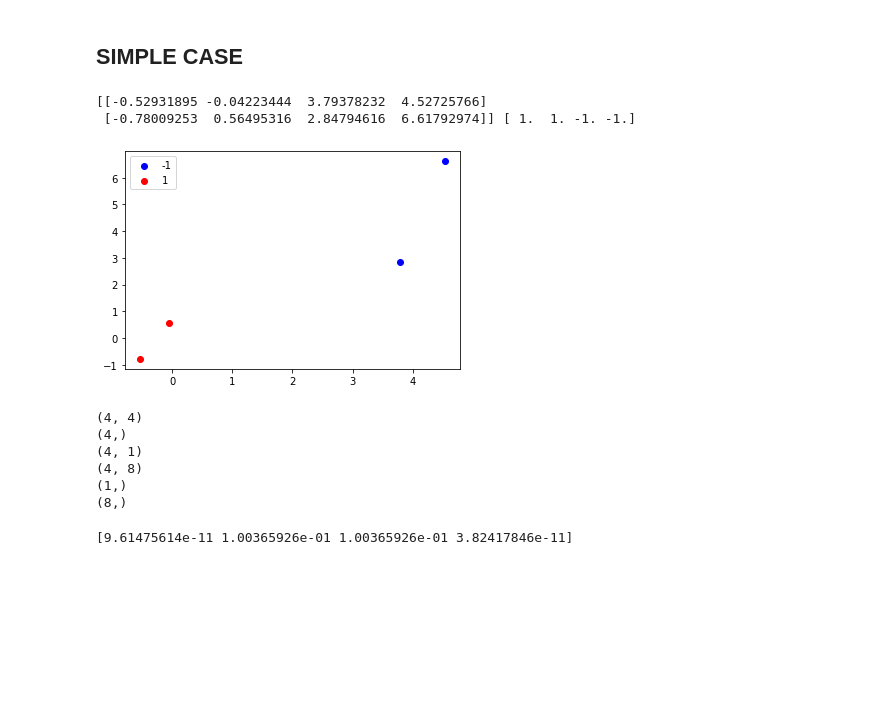
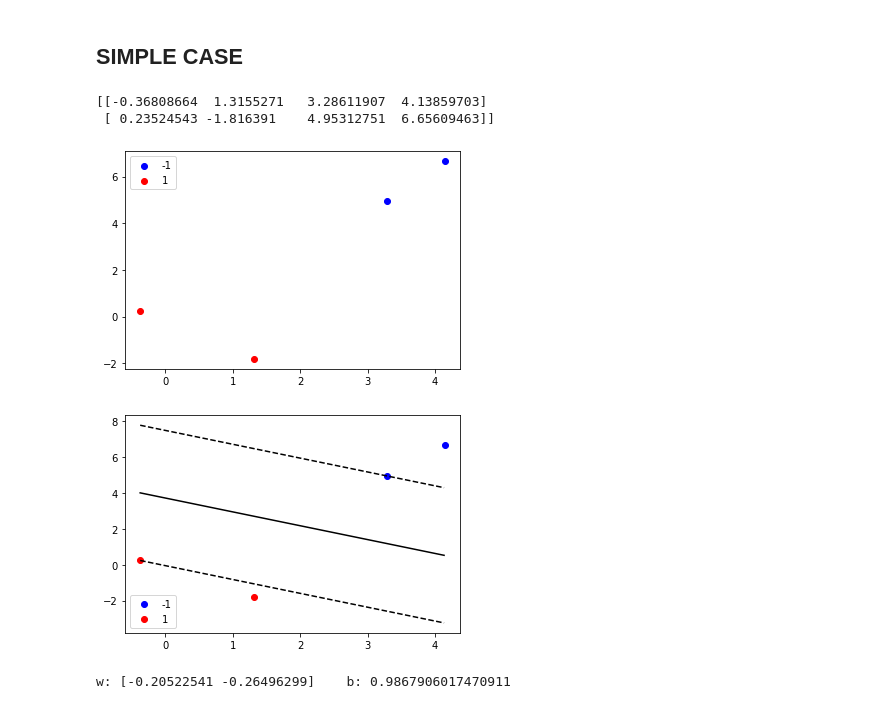
Before and after one commit to Vol0kin/OPT, a Jupyter notebook: Labs/Lab5/Lab_5.ipynb, the cells around one changed output. Saved outputs shown, nothing was run; the diff lists cells and outputs as text; code cells hidden in the pictures; blank space fills up the shorter version.

Commit message:
Improve functions for data generation and plotting and add function that solves the whole Dual problem

```diff
--- a/Labs/Lab5/Lab_5.ipynb
+++ b/Labs/Lab5/Lab_5.ipynb
@@ -25,28 +25,39 @@ QPGenericConstraints(G, g, A, C, b, d)
                   b -> p x 1
                   d -> m x 1
 # %%
-def generate_sample(m1, s1, m2, s2, n_samples):  # n_samples = m
+def generate_sample(m1, s1, m2, s2, n_samples, row_format=False):  # n_samples = m
     n_samples_class = n_samples // 2
 
     X_positive = np.random.multivariate_normal(m1, s1, n_samples_class)
     X_negative = np.random.multivariate_normal(m2, s2, n_samples_class)
 
-    X = np.hstack([X_positive, X_negative])
+    if row_format:
+        X = np.hstack([X_positive.T, X_negative.T])
+    else:
+        X = np.vstack([X_positive, X_negative])
+
     y = np.r_[np.ones(n_samples_class), -np.ones(n_samples_class)]
 
     return X, y
 # %%
-def plot_sample(X, y, w=None, b=None):
+def plot_sample(X, y, w=None, b=None, row_format=False):
     cdict = {1: 'red', -1: 'blue'}
-    print(X, y)
 
     for c in np.unique(y):
         idx = np.where(y == c)
-        plt.scatter(X[0, idx], X[1, idx], c=cdict[c], label=int(c))
 
-    # This part has to be changed later on
+        x_coords = X[0, idx] if row_format else X[idx, 0]
+        y_coords = X[1, idx] if row_format else X[idx, 1]
+
+        plt.scatter(x_coords, y_coords, c=cdict[c], label=int(c))
+
     if w is not None and b is not None:
-        x_values = np.arange(-5, 5, 0.1)
+        # Compute min and max values for x-axis
+        x_axis_vals = X[0, :] if row_format else X[:, 0]
+        min_x = np.min(x_axis_vals)
+        max_x = np.max(x_axis_vals)
+
+        x_values = np.arange(min_x, max_x, 0.1)
         line = x_values * w[0] + b
 
         plt.plot(x_values, -line / w[1], 'k')
@@ -81,30 +111,17 @@ s2nsep = s2sep
 # %%
 n_samples = 4
 K = 1
-X, y = generate_sample(m1, s1, m2sep, s2sep, n_samples)
+
+X, y = generate_sample(m1, s1, m2sep, s2sep, n_samples, row_format=True)
+print(X)
+plot_sample(X, y, row_format=True)
+# %% [output]
+[[-0.36808664  1.3155271   3.28611907  4.13859703]
+ [ 0.23524543 -1.816391    4.95312751  6.65609463]]
+[figure, added]
-# %%
-plot_sample(X, y)
-# %% [output]
-[[-0.52931895 -0.04223444  3.79378232  4.52725766]
- [-0.78009253  0.56495316  2.84794616  6.61792974]] [ 1.  1. -1. -1.]
-[figure, removed]
-# %%
-G, g, A, C, b, d = create_dual_formulation(X, y, n_samples)
-print(G.shape)
-print(g.shape)
-print(A.shape)
-print(C.shape)
-print(b.shape)
-print(d.shape)
-# %% [output]
-(4, 4)
-(4,)
-(4, 1)
-(4, 8)
-(1,)
-(8,)
-# %%
-x = QPGenericConstraints(G, g, A, C, b, d)
-print(x)
-# %% [output]
-[9.61475614e-11 1.00365926e-01 1.00365926e-01 3.82417846e-11]
+# %%
+w, b = svm_dual_space(X, y, n_samples)
+print(f'w: {w}\tb: {b}')
+# %% [output]
+[figure, added]
+w: [-0.20522541 -0.26496299]    b: 0.9867906017470911
```
Also changed, not shown: parts of 3 cells of this notebook.
